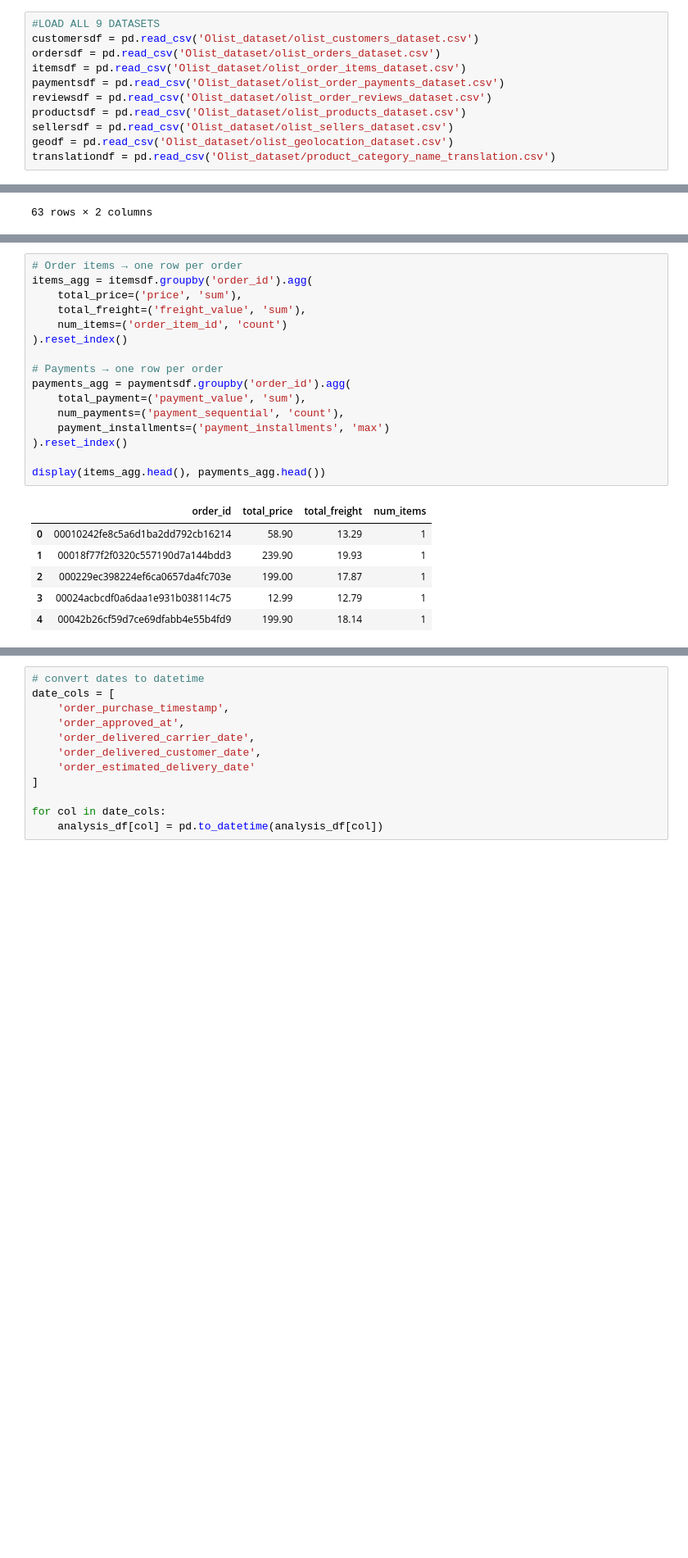
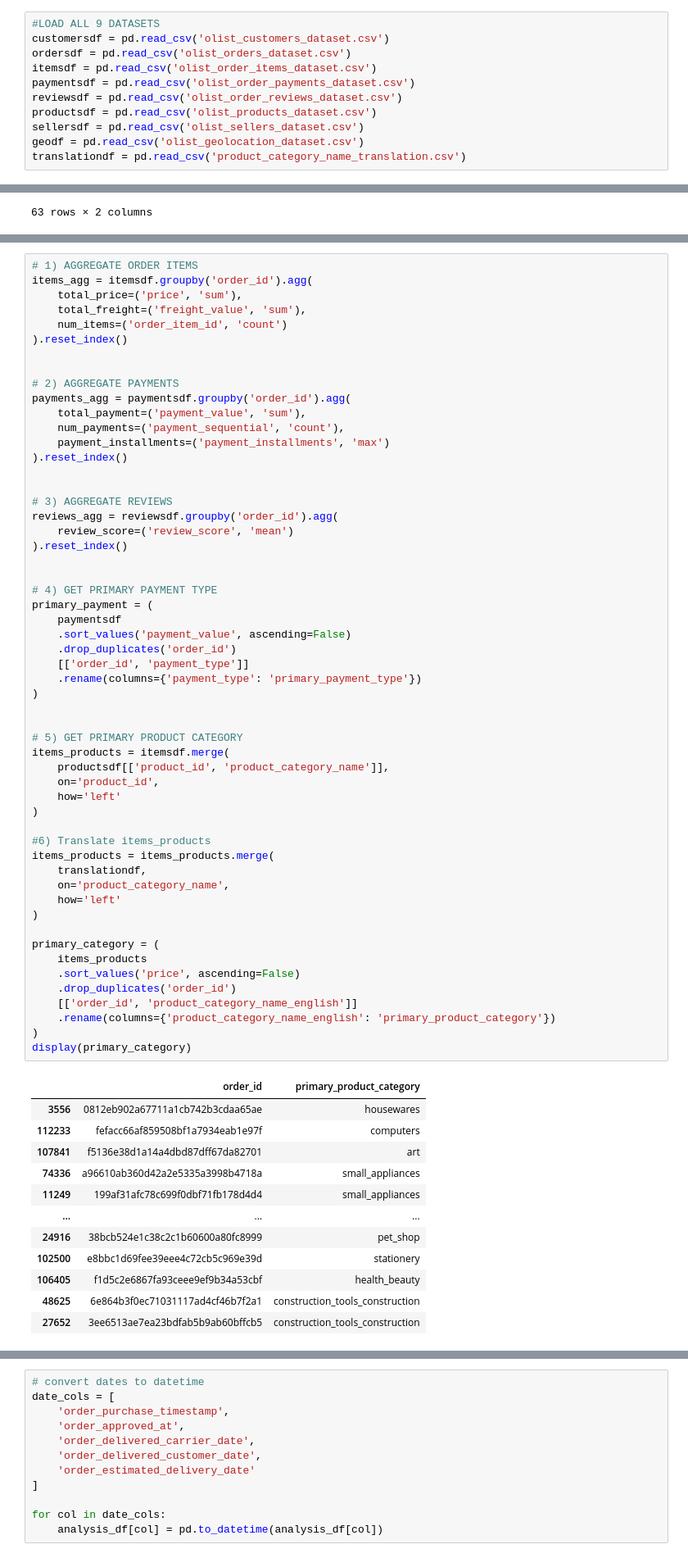
Before and after one commit to evz18/retail-analytics-capstone, a Jupyter notebook: olist/Olist_dataset.ipynb, the cells around one changed output, grey strips where cells are left out. Shown at 82% size. Saved outputs shown, nothing was run; the diff lists cells and outputs as text; blank space fills up the shorter version.

Commit message:
Add Olist EDA and built predictive models

```diff
--- a/olist/Olist_dataset.ipynb
+++ b/olist/Olist_dataset.ipynb
@@ -88,15 +88,15 @@ def format_hms(seconds):
 ## Dataset Loading and Aggregation
 # %%
 #LOAD ALL 9 DATASETS
-customersdf = pd.read_csv('Olist_dataset/olist_customers_dataset.csv')
-ordersdf = pd.read_csv('Olist_dataset/olist_orders_dataset.csv')
-itemsdf = pd.read_csv('Olist_dataset/olist_order_items_dataset.csv')
-paymentsdf = pd.read_csv('Olist_dataset/olist_order_payments_dataset.csv')
-reviewsdf = pd.read_csv('Olist_dataset/olist_order_reviews_dataset.csv')
-productsdf = pd.read_csv('Olist_dataset/olist_products_dataset.csv')
-sellersdf = pd.read_csv('Olist_dataset/olist_sellers_dataset.csv')
-geodf = pd.read_csv('Olist_dataset/olist_geolocation_dataset.csv')
-translationdf = pd.read_csv('Olist_dataset/product_category_name_translation.csv')
+customersdf = pd.read_csv('olist_customers_dataset.csv')
+ordersdf = pd.read_csv('olist_orders_dataset.csv')
+itemsdf = pd.read_csv('olist_order_items_dataset.csv')
+paymentsdf = pd.read_csv('olist_order_payments_dataset.csv')
+reviewsdf = pd.read_csv('olist_order_reviews_dataset.csv')
+productsdf = pd.read_csv('olist_products_dataset.csv')
+sellersdf = pd.read_csv('olist_sellers_dataset.csv')
+geodf = pd.read_csv('olist_geolocation_dataset.csv')
+translationdf = pd.read_csv('product_category_name_translation.csv')
 # %%
 #check column names of all dfs
 for name, df in {
@@ -243,23 +243,68 @@ df[df['order_id'] == top_order][
 # %%
-# Order items → one row per order
+# 1) AGGREGATE ORDER ITEMS
 items_agg = itemsdf.groupby('order_id').agg(
     total_price=('price', 'sum'),
     total_freight=('freight_value', 'sum'),
     num_items=('order_item_id', 'count')
 ).reset_index()
 
-# Payments → one row per order
+
+# 2) AGGREGATE PAYMENTS
 payments_agg = paymentsdf.groupby('order_id').agg(
     total_payment=('payment_value', 'sum'),
     num_payments=('payment_sequential', 'count'),
     payment_installments=('payment_installments', 'max')
 ).reset_index()
 
-display(items_agg.head(), payments_agg.head())
+
+# 3) AGGREGATE REVIEWS
+reviews_agg = reviewsdf.groupby('order_id').agg(
+    review_score=('review_score', 'mean')
+).reset_index()
+
+
+# 4) GET PRIMARY PAYMENT TYPE
+primary_payment = (
+    paymentsdf
+    .sort_values('payment_value', ascending=False)
+    .drop_duplicates('order_id')
+    [['order_id', 'payment_type']]
+    .rename(columns={'payment_type': 'primary_payment_type'})
+)
+
+
+# 5) GET PRIMARY PRODUCT CATEGORY
+items_products = itemsdf.merge(
+    productsdf[['product_id', 'product_category_name']],
+    on='product_id',
+    how='left'
+)
+
+#6) Translate items_products
+items_products = items_products.merge(
+    translationdf,
+    on='product_category_name',
+    how='left'
+)
+
+primary_category = (
+    items_products
+    .sort_values('price', ascending=False)
+    .drop_duplicates('order_id')
+    [['order_id', 'product_category_name_english']]
+    .rename(columns={'product_category_name_english': 'primary_product_category'})
+)
+display(primary_category)
 # %% [output]
-|  | order_id | total_price | total_freight | num_items |
-| 0 | 00010242fe8c5a6d1ba2dd792cb16214 | 58.90 | 13.29 | 1 |
-| 1 | 00018f77f2f0320c557190d7a144bdd3 | 239.90 | 19.93 | 1 |
-| 2 | 000229ec398224ef6ca0657da4fc703e | 199.00 | 17.87 | 1 |
-| 3 | 00024acbcdf0a6daa1e931b038114c75 | 12.99 | 12.79 | 1 |
-| 4 | 00042b26cf59d7ce69dfabb4e55b4fd9 | 199.90 | 18.14 | 1 |
+|  | order_id | primary_product_category |
+| 3556 | 0812eb902a67711a1cb742b3cdaa65ae | housewares |
+| 112233 | fefacc66af859508bf1a7934eab1e97f | computers |
+| 107841 | f5136e38d1a14a4dbd87dff67da82701 | art |
+| 74336 | a96610ab360d42a2e5335a3998b4718a | small_appliances |
+| 11249 | 199af31afc78c699f0dbf71fb178d4d4 | small_appliances |
+| ... | ... | ... |
+| 24916 | 38bcb524e1c38c2c1b60600a80fc8999 | pet_shop |
+| 102500 | e8bbc1d69fee39eee4c72cb5c969e39d | stationery |
+| 106405 | f1d5c2e6867fa93ceee9ef9b34a53cbf | health_beauty |
+| 48625 | 6e864b3f0ec71031117ad4cf46b7f2a1 | construction_tools_construction |
+| 27652 | 3ee6513ae7ea23bdfab5b9ab60bffcb5 | construction_tools_construction |
```
Also changed, not shown: parts of 64 cells of this notebook.
